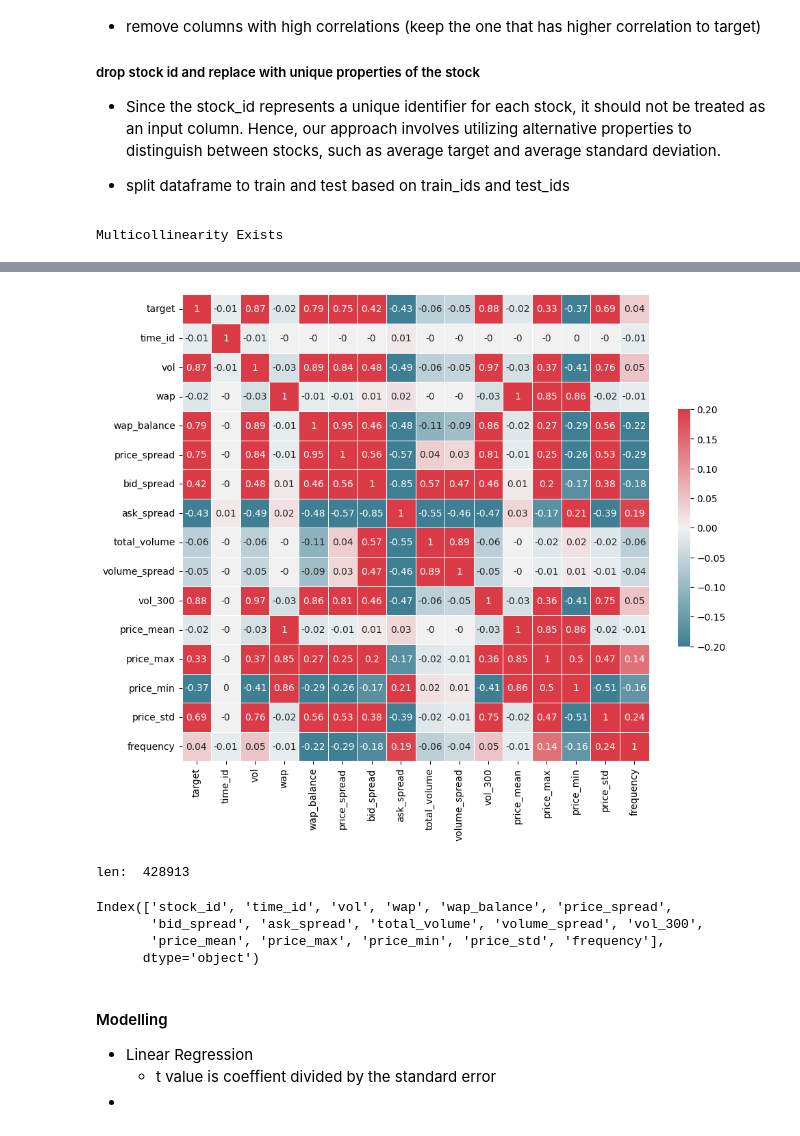
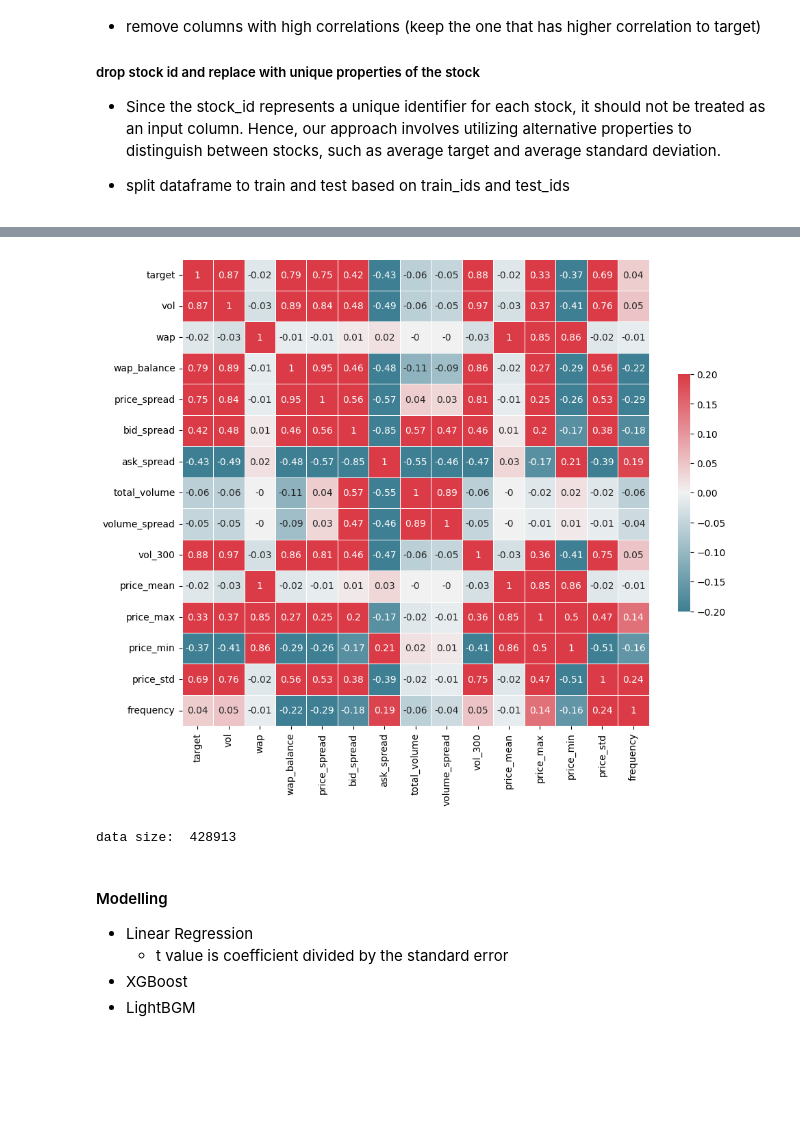
Before and after one commit to mumuxi15/02-Data-Science-Project, a Jupyter notebook: 05-Stock Volatility Prediction/Optiver.ipynb, the cells around one changed output, grey strips where cells are left out. Saved outputs shown, nothing was run; the diff lists cells and outputs as text; code cells hidden in the pictures; blank space fills up the shorter version.

```diff
--- a/05-Stock Volatility Prediction/Optiver.ipynb
+++ b/05-Stock Volatility Prediction/Optiver.ipynb
@@ -359,21 +336,9 @@ time_id
 # %%
 def corr_heatmap(data):
     df = data.copy()
-    col = list(df)
-    col.remove('stock_id')
-    col.remove('target')
-    col = ['target']+col
-
-    corr = df[col].corr(numeric_only=True)
-    err = corr[(abs(corr)>0.85)&(corr<1)].dropna(how="all").dropna(axis="columns",how="all")
-    if len(err)>0:
-        print('Multicollinearity Exists')
-        display (err)
-
+    col = ['target']+list(df)[3::]
     f, ax = plt.subplots(figsize=(11, 9))
     cmap = sns.diverging_palette(220, 10, as_cmap=True)
-    # Draw the heatmap with the mask and correct aspect ratio
-    sns.heatmap(corr.round(2), cmap=cmap, vmax=0.2, vmin=-0.2, center=0,square=True, linewidths=.5, cbar_kws={"shrink": .5}, annot=True)
+    sns.heatmap(df[col].corr(numeric_only=True).round(2), cmap=cmap, vmax=0.2, vmin=-0.2, center=0,square=True, linewidths=.5, cbar_kws={"shrink": .5}, annot=True)
 corr_heatmap(df_out)
 # %% [output]
-Multicollinearity Exists
@@ -392,37 +345,26 @@ Multicollinearity Exists
-[figure, old version]
+[figure, new version]
 # %%
 def processing_train_test(data):
+    """replace stockid with target mean"""
     if data is None:
-        book= processor_book()
+        book  = processor_book()
         trade = processor_trade()
         df = reduce(lambda  left,right: pd.merge(left,right,on=['stock_id','time_id'],
                                                ), [train, book,trade])
     else:
         df = data.copy()
-    print ('len: ',len(df))
-#      # replace stockid with target mean
+    print ('data size: ',len(df))
     stock_id_target_mean = df.groupby('stock_id')['target'].mean()
-    # drop columns with multicollinearity
-    df_train = df.loc[df['stock_id'].isin(train_ids)]
-    df_test = df.loc[df['stock_id'].isin(test_ids)]
+    X, y = df.drop(columns=['target']),  df['target']
+    return X,y
 
-    y_train, y_test = df_train['target'], df_test['target']
-    X_train = df_train.drop(columns=['target'])
-    X_test = df_test.drop(columns=['target'])
-    X_train['stock_id'] = X_train['stock_id'].map(stock_id_target_mean)
-    X_test['stock_id'] = X_test['stock_id'].map(stock_id_target_mean)
-    return (X_train, X_test, y_train, y_test)
-
-X_train, X_test, y_train, y_test = processing_train_test(data=df_out)
-X_train.columns
+X, y = processing_train_test(data=df_out)
+Xtrain, Xtest, ytrain, ytest =  train_test_split(X,y, test_size=0.3, random_state=42)
 # %% [output]
-len:  428913
+data size:  428913
-Index(['stock_id', 'time_id', 'vol', 'wap', 'wap_balance', 'price_spread',
-       'bid_spread', 'ask_spread', 'total_volume', 'volume_spread', 'vol_300',
-       'price_mean', 'price_max', 'price_min', 'price_std', 'frequency'],
-      dtype='object')
 # %% [markdown]
 #### Modelling
 - Linear Regression
-    - t value is coeffient divided by the standard error
--
+    - t value is coefficient divided by the standard error
+- XGBoost
+- LightBGM
```
Also changed, not shown: parts of 17 cells of this notebook, 4 other files.
